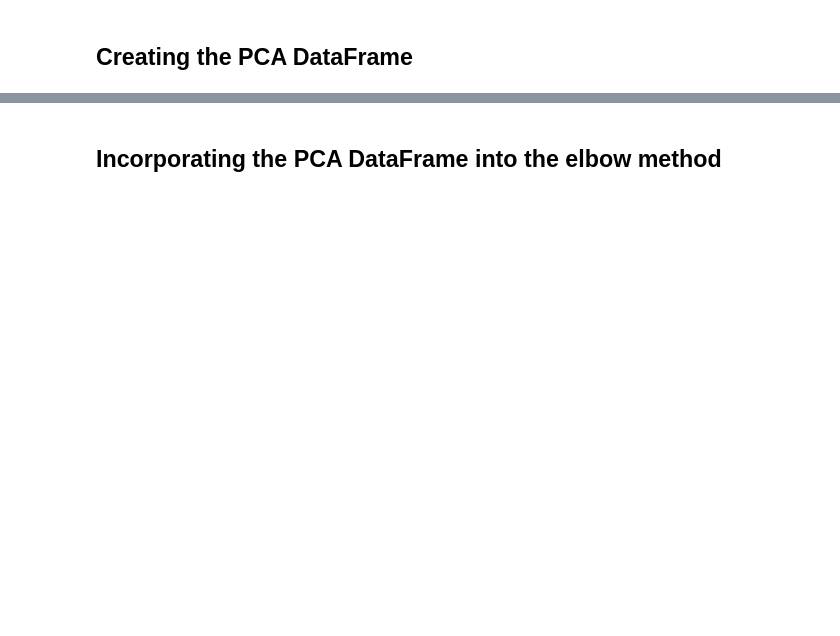
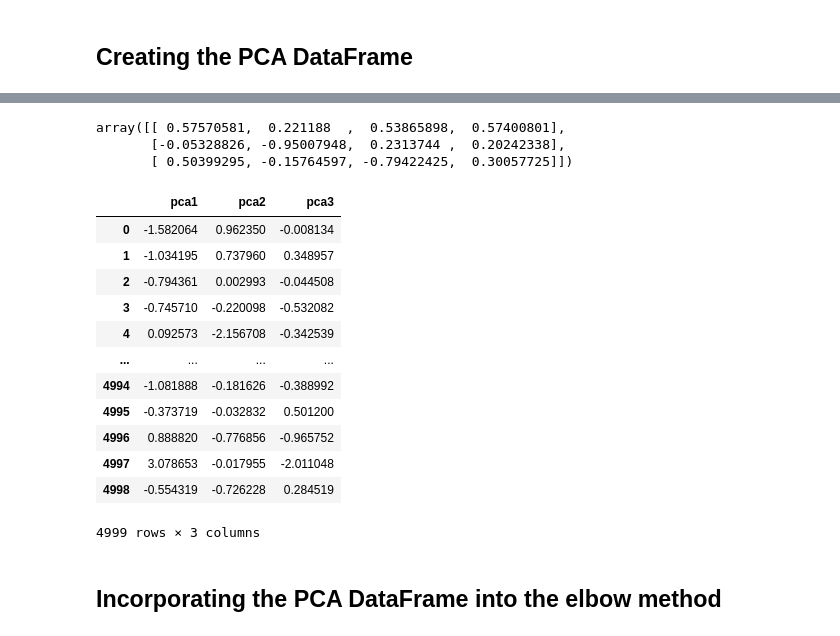
Before and after one commit to softmaxhuanchen/AI-ML, a Jupyter notebook: unsup-learning-part3-live/unsup-part3-live.ipynb, the cells around one changed output, grey strips where cells are left out. Cells and saved outputs as stored; diff of their text form; code cells hidden in the pictures; blank space fills up the shorter version.

```diff
--- a/unsup-learning-part3-live/unsup-part3-live.ipynb
+++ b/unsup-learning-part3-live/unsup-part3-live.ipynb
@@ -110,2 +126,6 @@ from sklearn.decomposition import PCA
 # %% [markdown]
 ## Creating the PCA DataFrame
+# %%
+pca = PCA(n_components=3)
+ccinfo_pca = pca.fit_transform(ccinfo_default_df_scaled)
+ccinfo_pca
@@ -112,2 +140,29 @@ from sklearn.decomposition import PCA
+# %%
+pca.components_
+# %% [output]
+array([[ 0.57570581,  0.221188  ,  0.53865898,  0.57400801],
+       [-0.05328826, -0.95007948,  0.2313744 ,  0.20242338],
+       [ 0.50399295, -0.15764597, -0.79422425,  0.30057725]])
+# %%
+pca.explained_variance_ratio_
+# Create the PCA DataFrame
+ccinfo_pca_df = pd.DataFrame(ccinfo_pca, columns= ['pca1','pca2','pca3'])
+
+# Review the PCA DataFrame
+ccinfo_pca_df
+# %% [output]
+|  | pca1 | pca2 | pca3 |
+| 0 | -1.582064 | 0.962350 | -0.008134 |
+| 1 | -1.034195 | 0.737960 | 0.348957 |
+| 2 | -0.794361 | 0.002993 | -0.044508 |
+| 3 | -0.745710 | -0.220098 | -0.532082 |
+| 4 | 0.092573 | -2.156708 | -0.342539 |
+| ... | ... | ... | ... |
+| 4994 | -1.081888 | -0.181626 | -0.388992 |
+| 4995 | -0.373719 | -0.032832 | 0.501200 |
+| 4996 | 0.888820 | -0.776856 | -0.965752 |
+| 4997 | 3.078653 | -0.017955 | -2.011048 |
+| 4998 | -0.554319 | -0.726228 | 0.284519 |
+4999 rows × 3 columns
 # %% [markdown]
 ## Incorporating the PCA DataFrame into the elbow method
```
Also changed, not shown: parts of 15 cells of this notebook.
